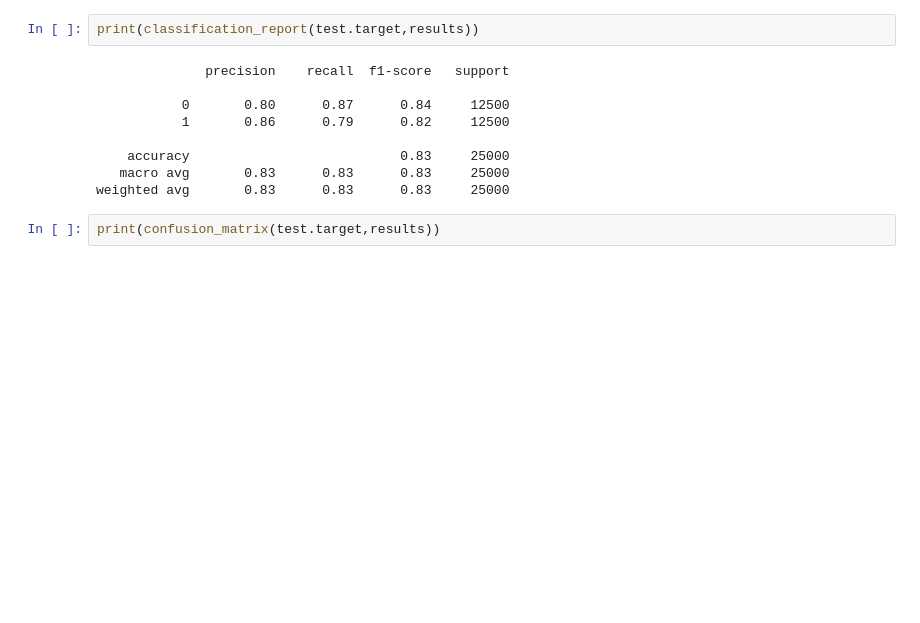
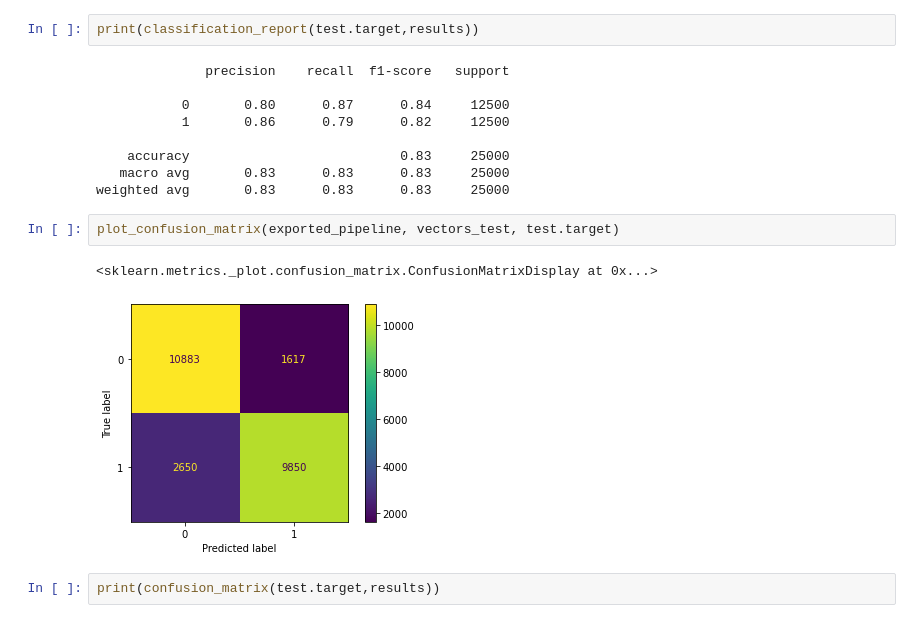
Before and after one commit to Ouassim-Kiassa/ML_EX3_test, a Jupyter notebook: validate_ml.ipynb, the cells around one changed output. Saved outputs shown, nothing was run; the diff lists cells and outputs as text; blank space fills up the shorter version.

```diff
--- a/validate_ml.ipynb
+++ b/validate_ml.ipynb
@@ -139,6 +152,11 @@ print(classification_report(test.target,results))
     accuracy                           0.83     25000
    macro avg       0.83      0.83      0.83     25000
 weighted avg       0.83      0.83      0.83     25000
+# %%
+plot_confusion_matrix(exported_pipeline, vectors_test, test.target)
+# %% [output]
+<sklearn.metrics._plot.confusion_matrix.ConfusionMatrixDisplay at 0x...>
+[figure, added]
 # %%
 print(confusion_matrix(test.target,results))
 # %% [output]
```
Also changed, not shown: parts of 3 cells of this notebook.
